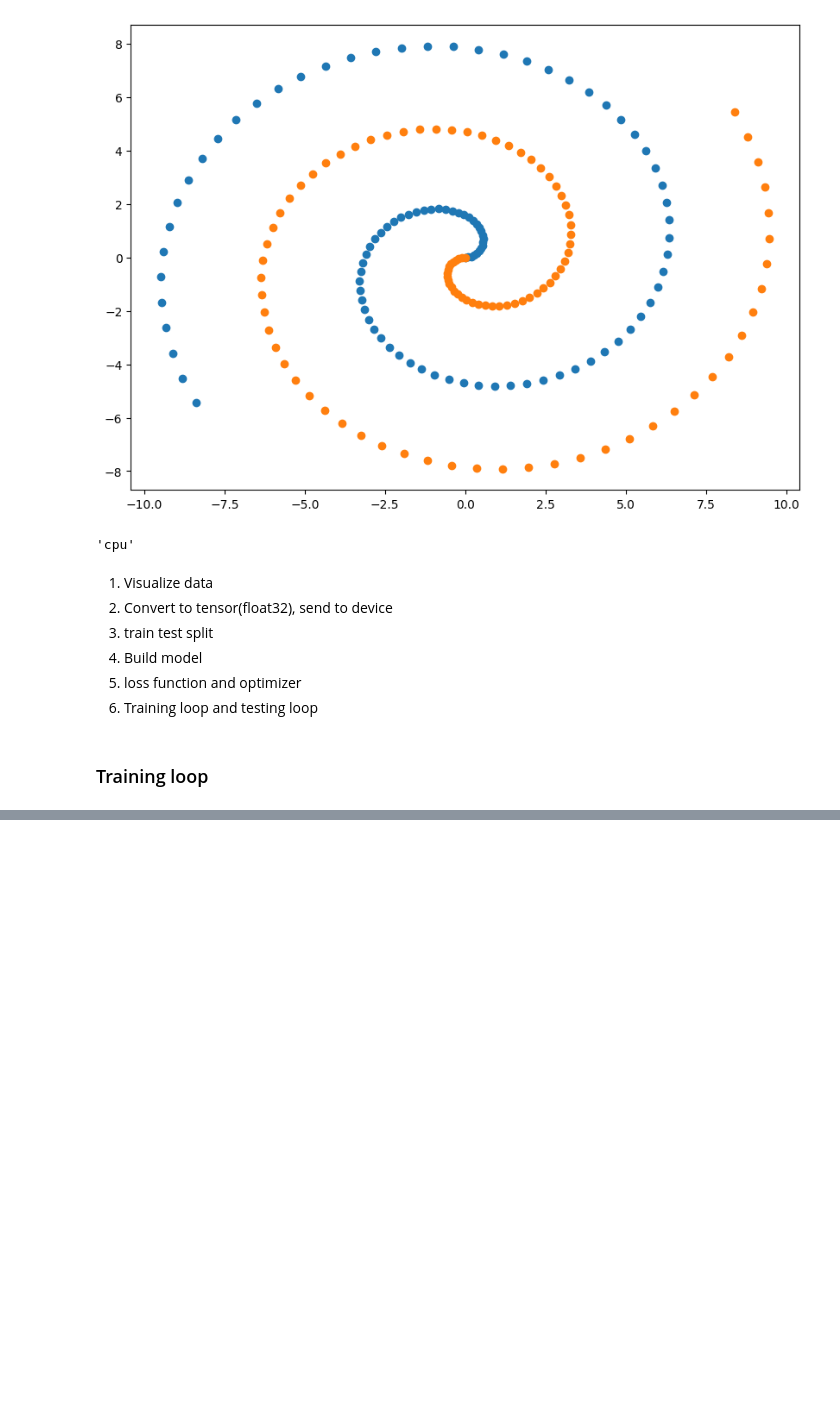
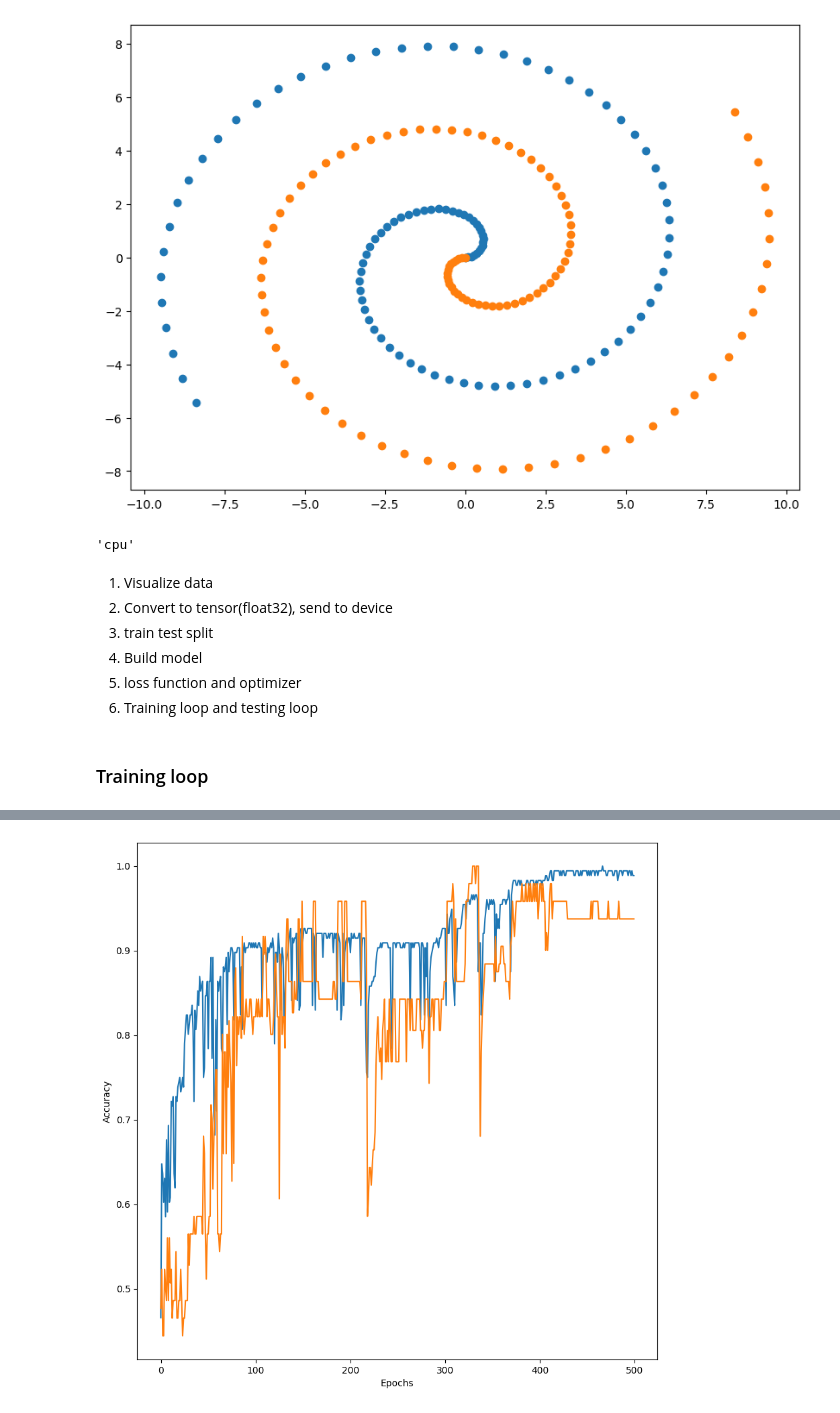
Before and after one commit to sachin27b/Learning_pytorch, a Jupyter notebook: 3.ipynb, the cells around one changed output, grey strips where cells are left out. Drawn from its saved outputs; the diff is of its cells as text; code cells hidden in the pictures; blank space fills up the shorter version.

```diff
--- a/3.ipynb
+++ b/3.ipynb
@@ -229,7 +230,7 @@ data.shape
 (202, 3)
 # %%
 data = torch.from_numpy(data).type(torch.float)
-X_train, X_test, y_train, y_test = train_test_split(data[:, :2], data[:, 2:3], test_size=0.2, random_state=42, shuffle=True)
+X_train, X_test, y_train, y_test = train_test_split(data[:, :2], data[:, 2:3], test_size=0.2, random_state=42)
 # %%
 X_train[0]
 # %% [output]
@@ -251,5 +254,5 @@ class SpiralData(Dataset):
 train_data = SpiralData(X_train, y_train)
 test_data = SpiralData(X_test, y_test)
 # %%
-train_loader = DataLoader(train_loader, batch_size=16, shuffle=True)
-test_loader = DataLoader(test_loader, batch_size=16)
+train_loader = DataLoader(train_data, batch_size=16, shuffle=True)
+test_loader = DataLoader(test_data, batch_size=16)
@@ -284,11 +283,13 @@ class SpiralModel(nn.Module):
         self.layer_stack = nn.Sequential(
             nn.Linear(2, 8),
             nn.ReLU(),
-            nn.Linear(8, 6),
+            nn.Linear(8, 8),
             nn.ReLU(),
-            nn.Linear(6, 4),
+            nn.Linear(8, 8),
             nn.ReLU(),
-            nn.Linear(4, 1),
+            nn.Linear(8, 8),
+            nn.ReLU(),
+            nn.Linear(8, 1),
             nn.Sigmoid()
         )
 
@@ -319,21 +320,23 @@ optimizer = torch.optim.Adam(model.parameters(), lr = 0.01)
 # %% [markdown]
 ### Training loop
 # %%
-num_epochs = 100
+num_epochs = 500
 test_accuracy_values = []
 train_accuracy_values = []
 
+torch.manual_seed(42)
 for epochs in range(num_epochs):
     train_accuracy_cum = 0
     test_accuracy_cum = 0
 
-    for X, y in train_loader:
+    for batch in train_loader:
 
         model.train()
+        X , y = batch
         X = X.to(device)
         y = y.to(device)
-        train_logits = model(X).squeeze()
-        # print(train_logits.shape)
+        train_logits = model(X)
+        # print(train_logits.shape, y.shape)
         train_loss = loss_fn(train_logits, y)
         train_y_pred = torch.round(train_logits)
         train_accuracy = accuracy_score(y, train_y_pred.detach().numpy())
@@ -347,10 +350,11 @@ for epochs in range(num_epochs):
     avg_train_accuracy = train_accuracy_cum/len(train_loader)
 
     with torch.inference_mode():
-        for X, y in test_loader:
+        for batch in test_loader:
+            X, y = batch
             X = X.to(device)
             y = y.to(device)
-            test_logits = model(X).squeeze()
+            test_logits = model(X)
             test_loss = loss_fn(test_logits, y)
             test_y_pred = torch.round(test_logits)
             test_accuracy = accuracy_score(y, test_y_pred.detach().numpy())
@@ -359,6 +363,6 @@ for epochs in range(num_epochs):
     avg_test_accuracy = test_accuracy_cum/len(test_loader)
     test_accuracy_values.append(avg_test_accuracy)
     train_accuracy_values.append(avg_train_accuracy)
-    if(epochs % 10 == 0):
+    if((epochs+1) % 10 == 0):
         print(f"Epoch {epochs+1} : Train accuracy {avg_train_accuracy} | Test accuracy {avg_test_accuracy}")
 # %% [output]
@@ -403,0 +386,9 @@ for epoch in range(num_epochs):
+# %%
+plt.figure(figsize=(10,10))
+plt.plot(train_accuracy_values, label="Train Accuracy")
+plt.plot(test_accuracy_values, label="Test Accuracy")
+plt.xlabel("Epochs")
+plt.ylabel("Accuracy")
+plt.show()
+# %% [output]
+[figure, added]
```
Also changed, not shown: parts of 8 cells of this notebook.
